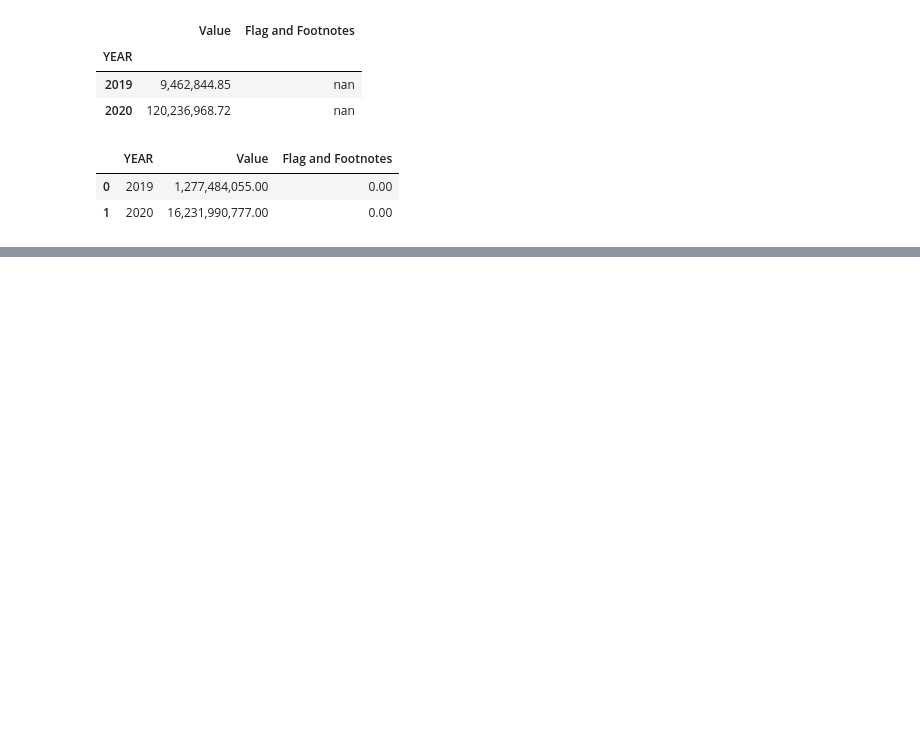
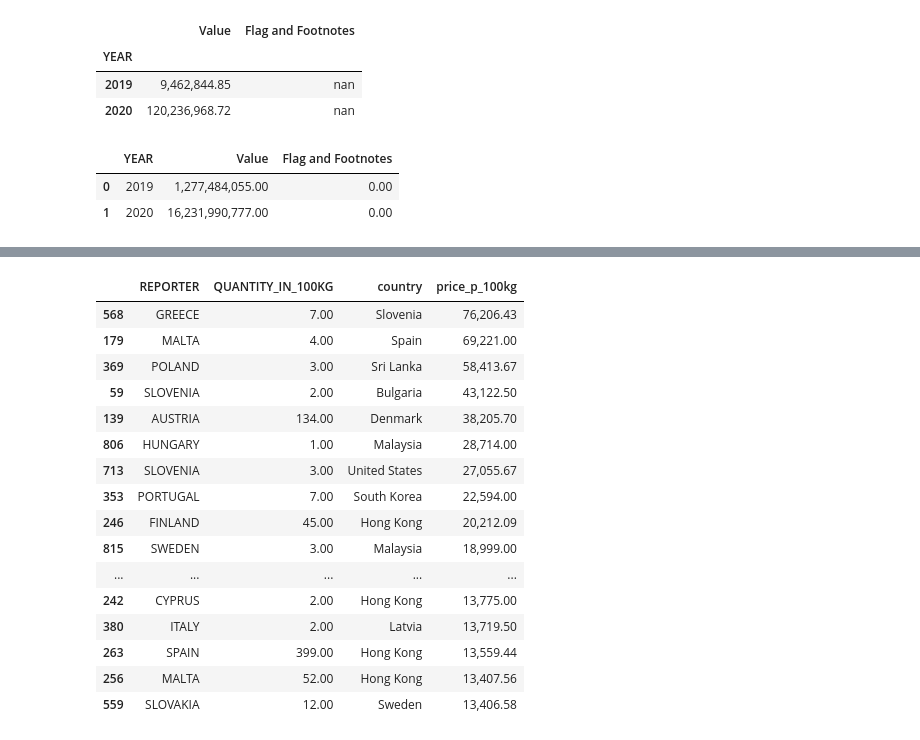
Before and after one commit to zufanka/DataAnalysisPython_DataHarvest2020, a Jupyter notebook: FILLED-IN_exploration_cleaning_workbook.ipynb, the cells around one changed output, grey strips where cells are left out. Saved outputs shown, nothing was run; the diff lists cells and outputs as text; code cells hidden in the pictures; blank space fills up the shorter version.

```diff
--- a/FILLED-IN_exploration_cleaning_workbook.ipynb
+++ b/FILLED-IN_exploration_cleaning_workbook.ipynb
@@ -397,0 +543,4 @@ quantities = ....
+# %%
+# I see that sometimes the QUANTITY_IN_100KG is 0 even if the VALUE_IN_EUROS is not. This is probably because it's not reported. For now, I will just remove the zero's
+best_deal_pivot = best_deal_pivot[best_deal_pivot["QUANTITY_IN_100KG"] != 0]
+best_deal_pivot.head()
@@ -397,0 +554,4 @@ quantities = ....
+# %%
+# and calculate the price per 100 kg
+best_deal_pivot["price_p_100kg"] = best_deal_pivot["VALUE_IN_EUROS"] / best_deal_pivot["QUANTITY_IN_100KG"]
+best_deal_pivot.head()
@@ -397,0 +565,4 @@ quantities = ....
+# %%
+# the PARTNER is a country code. I want the country name. I will therefore merge our data set with another one ...
+countries = pd.read_csv("countries-iso2-iso3.csv")
+countries.head()
@@ -397,0 +576,4 @@ quantities = ....
+# %%
+# ... using the pd.merge() function. In _on I specify what columns to match to one another
+best_deal_merged = pd.merge(left=best_deal_pivot, right=countries, left_on="PARTNER", right_on="iso2")
+best_deal_merged.head()
@@ -397,0 +587,21 @@ quantities = ....
+# %%
+# These are the 30 worst deals in the dataset. Greece got 700kg masks from Slovenia for 76,206 per 1000 kg
+best_deal_merged[["REPORTER","QUANTITY_IN_100KG" ,"country", "price_p_100kg"]].nlargest(30, "price_p_100kg")
+# %% [output]
+|  | REPORTER | QUANTITY_IN_100KG | country | price_p_100kg |
+| 568 | GREECE | 7.00 | Slovenia | 76,206.43 |
+| 179 | MALTA | 4.00 | Spain | 69,221.00 |
+| 369 | POLAND | 3.00 | Sri Lanka | 58,413.67 |
+| 59 | SLOVENIA | 2.00 | Bulgaria | 43,122.50 |
+| 139 | AUSTRIA | 134.00 | Denmark | 38,205.70 |
+| 806 | HUNGARY | 1.00 | Malaysia | 28,714.00 |
+| 713 | SLOVENIA | 3.00 | United States | 27,055.67 |
+| 353 | PORTUGAL | 7.00 | South Korea | 22,594.00 |
+| 246 | FINLAND | 45.00 | Hong Kong | 20,212.09 |
+| 815 | SWEDEN | 3.00 | Malaysia | 18,999.00 |
+| ... | ... | ... | ... | ... |
+| 242 | CYPRUS | 2.00 | Hong Kong | 13,775.00 |
+| 380 | ITALY | 2.00 | Latvia | 13,719.50 |
+| 263 | SPAIN | 399.00 | Hong Kong | 13,559.44 |
+| 256 | MALTA | 52.00 | Hong Kong | 13,407.56 |
+| 559 | SLOVAKIA | 12.00 | Sweden | 13,406.58 |
```
Also changed, not shown: parts of 29 cells of this notebook, 2 other files.
